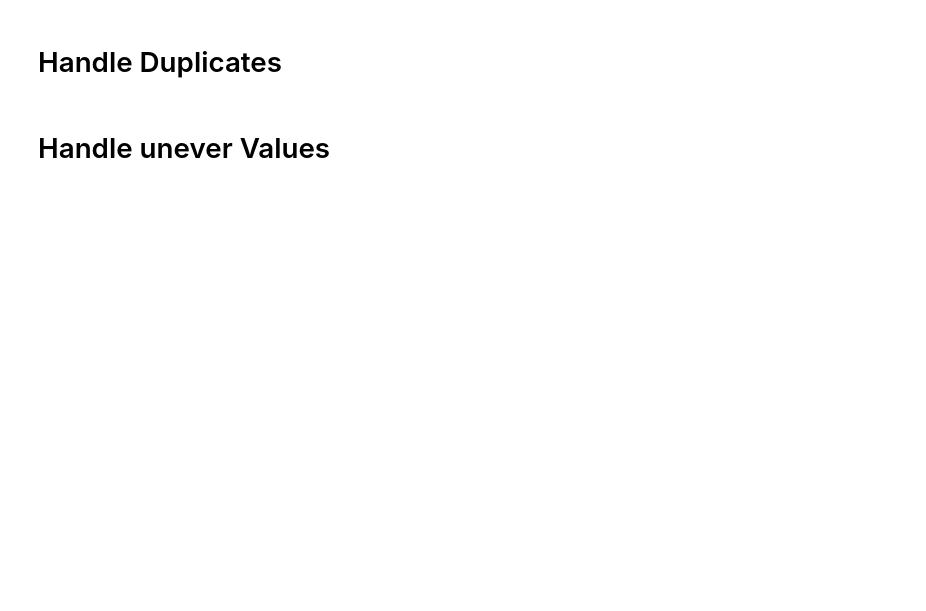
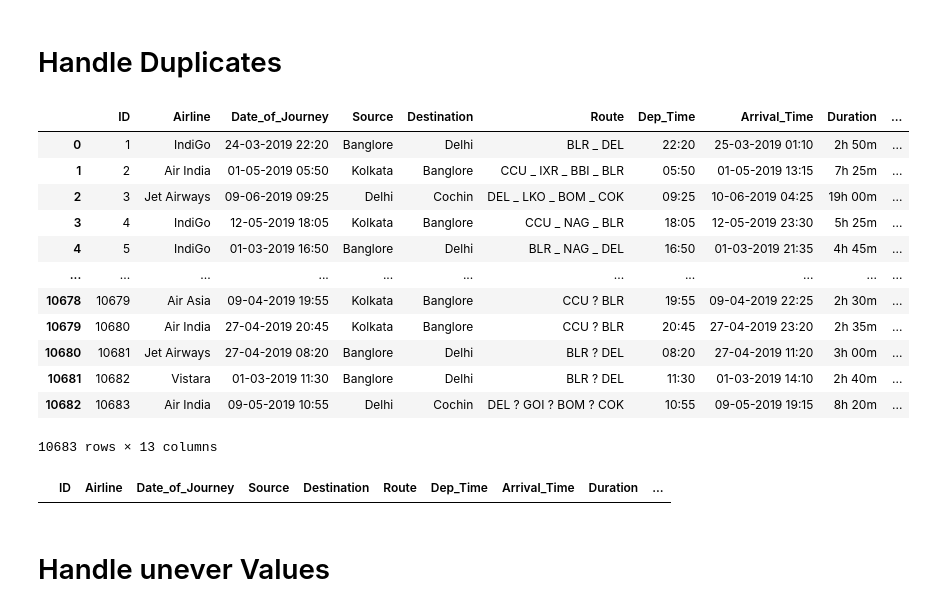
Before and after one commit to SHIVRAJSHINDE/Ethans, a Jupyter notebook: 17 18 20/Projects/ML_Airfare_Prediction/s1_Cleaning.ipynb, the cells around one changed output. Saved outputs shown, nothing was run; the diff lists cells and outputs as text; code cells hidden in the pictures; blank space fills up the shorter version.

```diff
--- a/17 18 20/Projects/ML_Airfare_Prediction/s1_Cleaning.ipynb
+++ b/17 18 20/Projects/ML_Airfare_Prediction/s1_Cleaning.ipynb
@@ -21,22 +93,0 @@ df[df['Price'].isnull()]
-# %%
-df[df['Total_Stops'].isnull()]
-Missing_Total_Stops = df['Total_Stops'].mode()[0]
-Missing_Total_Stops
-df.fillna({'Total_Stops':Missing_Total_Stops},inplace=True)
-df[df['Total_Stops'].isnull()]
-# %%
-df[df['Route'].isnull()]
-Missing_Route = df['Route'].mode()[0]
-df.fillna({'Route':Missing_Route},inplace=True)
-df[df['Route'].isnull()]
-# %%
-df[df['Destination'].isnull()]
-Missing_Dest = df['Destination'].mode()[0]
-df.fillna({'Destination':Missing_Dest},inplace=True)
-df[df['Destination'].isnull()]
-# %%
-df[df['Source'].isnull()]
-Missing_Source = df['Source'].mode()[0]
-Missing_Source
-df.fillna({'Source':Missing_Source},inplace=True)
-df[df['Source'].isnull()]
@@ -49,7 +96,27 @@ df[df.duplicated()]
 # %%
-df.drop_duplicates(inplace=True)
+def Handle_Duplicates(df):
+    df.drop_duplicates(inplace=True)
+    df[df.duplicated()]
+    return df
+Handle_Duplicates(df)
+# %% [output]
+|  | ID | Airline | Date_of_Journey | Source | Destination | Route | Dep_Time | Arrival_Time | Duration | ... |
+| 0 | 1 | IndiGo | 24-03-2019 22:20 | Banglore | Delhi | BLR _ DEL | 22:20 | 25-03-2019 01:10 | 2h 50m | ... |
+| 1 | 2 | Air India | 01-05-2019 05:50 | Kolkata | Banglore | CCU _ IXR _ BBI _ BLR | 05:50 | 01-05-2019 13:15 | 7h 25m | ... |
+| 2 | 3 | Jet Airways | 09-06-2019 09:25 | Delhi | Cochin | DEL _ LKO _ BOM _ COK | 09:25 | 10-06-2019 04:25 | 19h 00m | ... |
+| 3 | 4 | IndiGo | 12-05-2019 18:05 | Kolkata | Banglore | CCU _ NAG _ BLR | 18:05 | 12-05-2019 23:30 | 5h 25m | ... |
+| 4 | 5 | IndiGo | 01-03-2019 16:50 | Banglore | Delhi | BLR _ NAG _ DEL | 16:50 | 01-03-2019 21:35 | 4h 45m | ... |
+| ... | ... | ... | ... | ... | ... | ... | ... | ... | ... | ... |
+| 10678 | 10679 | Air Asia | 09-04-2019 19:55 | Kolkata | Banglore | CCU ? BLR | 19:55 | 09-04-2019 22:25 | 2h 30m | ... |
+| 10679 | 10680 | Air India | 27-04-2019 20:45 | Kolkata | Banglore | CCU ? BLR | 20:45 | 27-04-2019 23:20 | 2h 35m | ... |
+| 10680 | 10681 | Jet Airways | 27-04-2019 08:20 | Banglore | Delhi | BLR ? DEL | 08:20 | 27-04-2019 11:20 | 3h 00m | ... |
+| 10681 | 10682 | Vistara | 01-03-2019 11:30 | Banglore | Delhi | BLR ? DEL | 11:30 | 01-03-2019 14:10 | 2h 40m | ... |
+| 10682 | 10683 | Air India | 09-05-2019 10:55 | Delhi | Cochin | DEL ? GOI ? BOM ? COK | 10:55 | 09-05-2019 19:15 | 8h 20m | ... |
+10683 rows × 13 columns
 # %%
 df[df.duplicated()]
+# %% [output]
+|  | ID | Airline | Date_of_Journey | Source | Destination | Route | Dep_Time | Arrival_Time | Duration | ... |
 # %% [markdown]
 # Handle unever Values
 # %%
```
Also changed, not shown: parts of 11 cells of this notebook.
